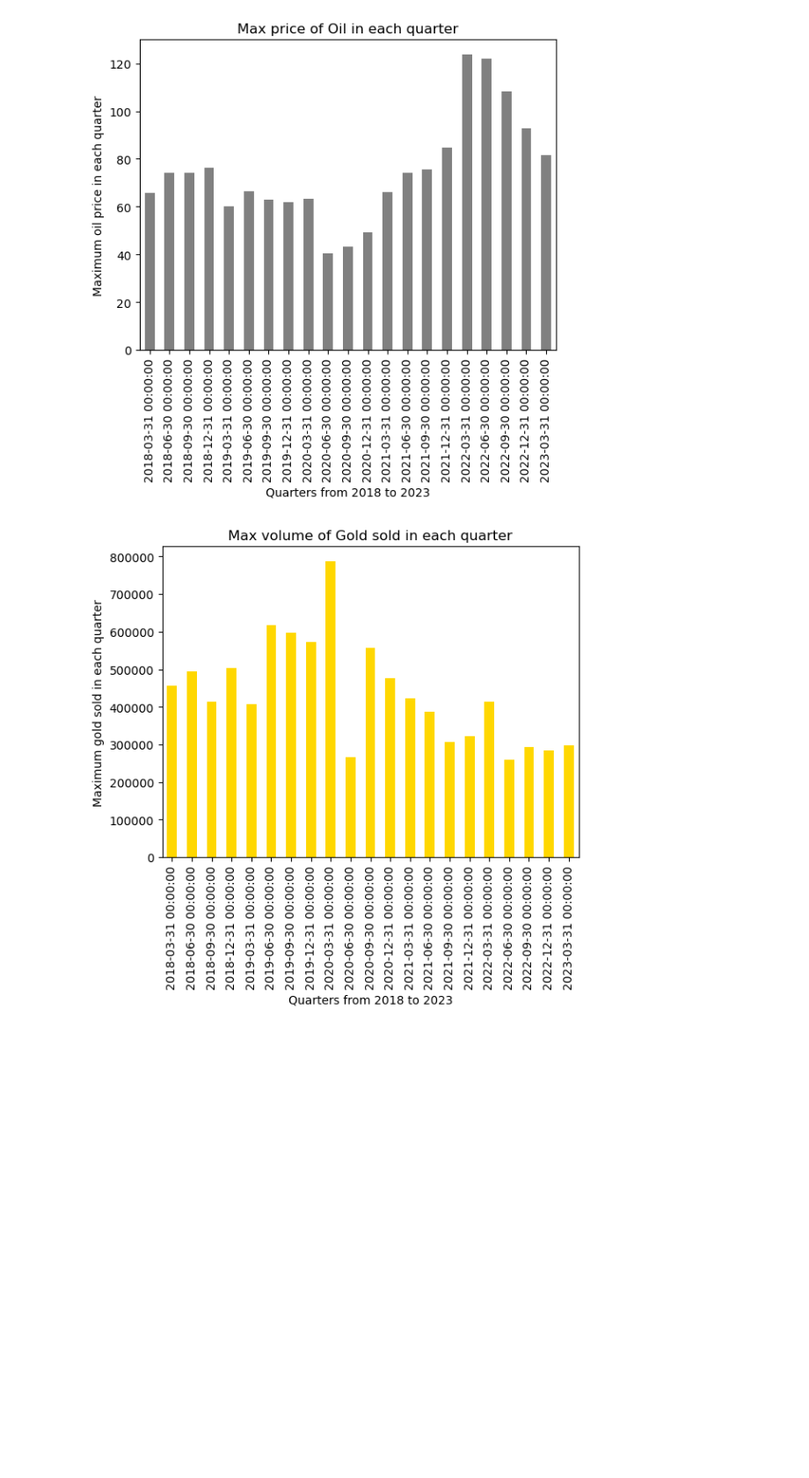
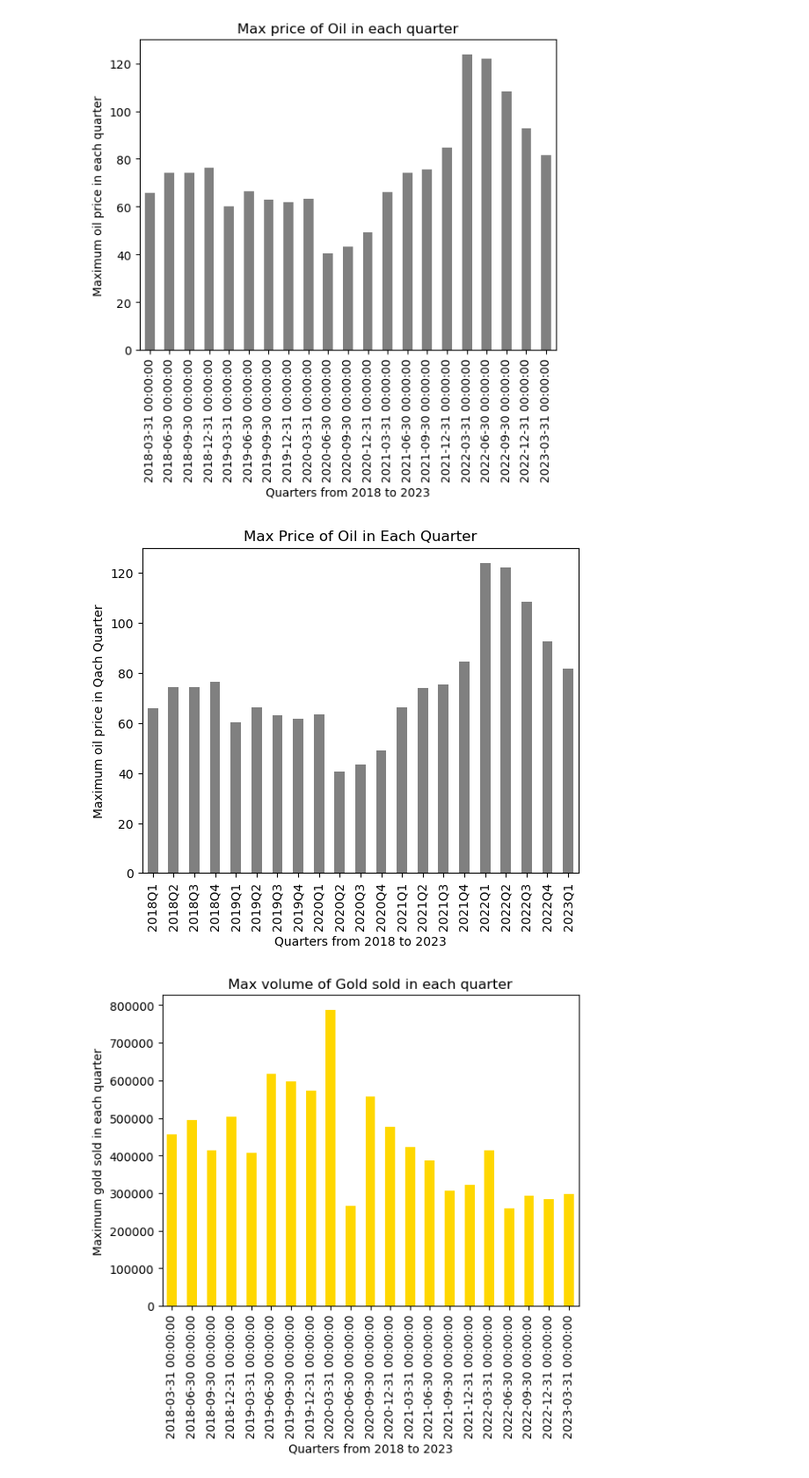
Before and after one commit to gbarn777/project-one, a Jupyter notebook: project1_v3.ipynb, the cells around one changed output. Shown at 88% size. Drawn from its saved outputs; the diff is of its cells as text; code cells hidden in the pictures; blank space fills up the shorter version.

```diff
--- a/project1_v3.ipynb
+++ b/project1_v3.ipynb
@@ -114,6 +123,15 @@ plt.title("Max price of Oil in each quarter")
 plt.show()
 # %% [output]
 [figure]
+# %%
+###############
+clean_oil_gold_df.groupby(clean_oil_gold_df["Date"].dt.to_period('Q'))['oil_price'].max().plot(kind="bar", color = "grey")
+plt.xlabel("Quarters from 2018 to 2023")
+plt.ylabel("Maximum oil price in Qach Quarter")
+plt.title("Max Price of Oil in Each Quarter")
+plt.show()
+# %% [output]
+[figure, added]
 # %%
 date_index_df.gold_volume.resample("Q").max().plot(kind="bar", color="gold") # Quarterly gold volume
 plt.xlabel("Quarters from 2018 to 2023")
```
Also changed, not shown: parts of 5 cells of this notebook, 1 other file.
